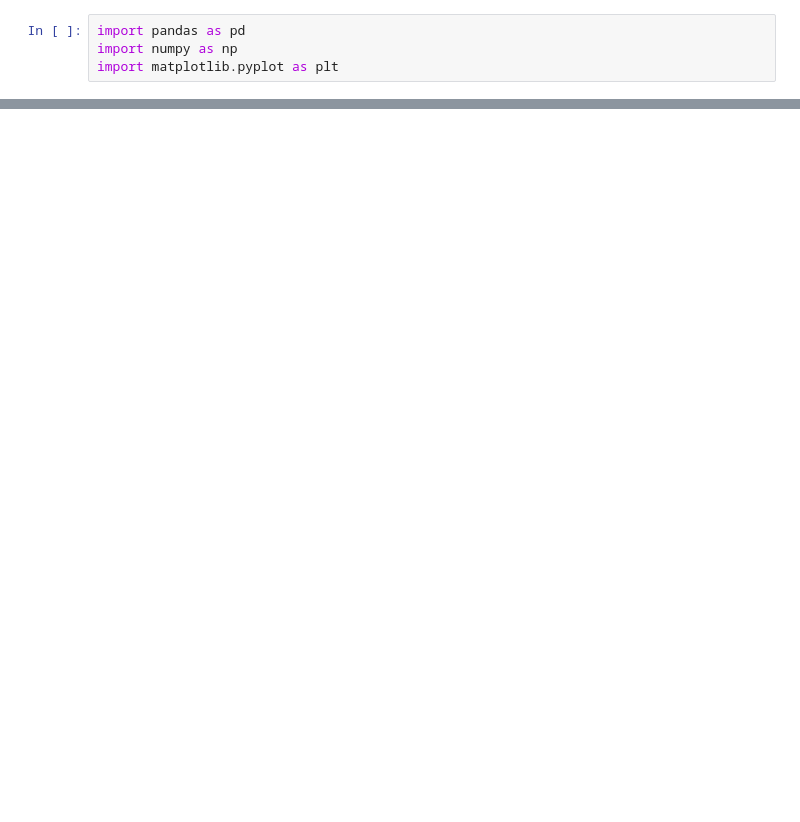
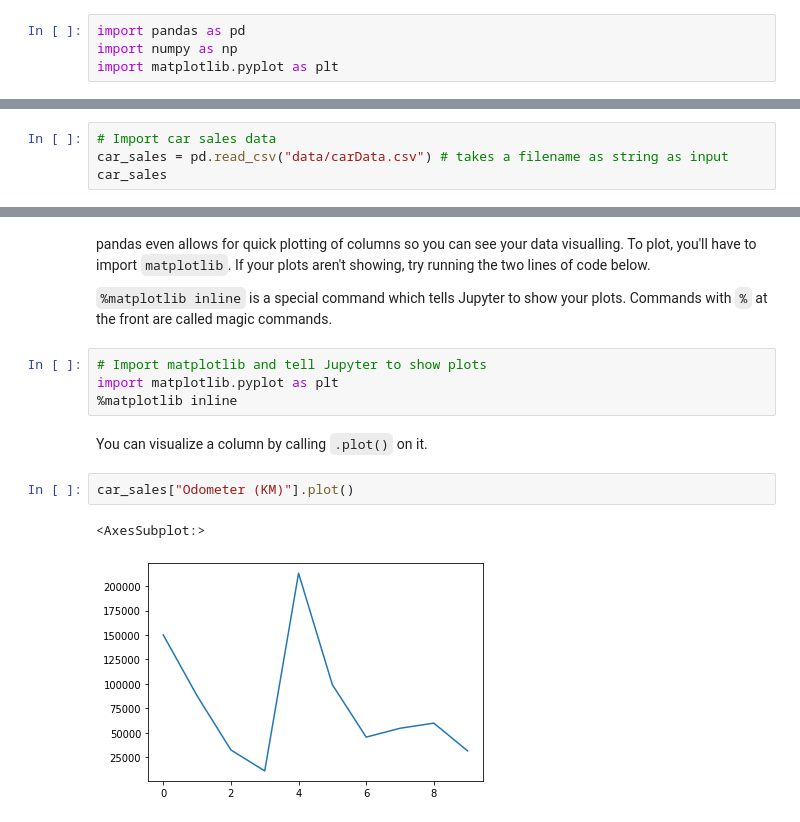
Before and after one commit to hasaanshah19n/PANDAS, a Jupyter notebook: Pandas Notes.ipynb, the cells around one changed output, grey strips where cells are left out. Drawn from its saved outputs; the diff is of its cells as text; blank space fills up the shorter version.

```diff
--- a/Pandas Notes.ipynb
+++ b/Pandas Notes.ipynb
@@ -30,0 +103,4 @@ data
+# %%
+# Import car sales data
+car_sales = pd.read_csv("data/carData.csv") # takes a filename as string as input
+car_sales
@@ -30,0 +576,15 @@ data
+# %% [markdown]
+pandas even allows for quick plotting of columns so you can see your data visualling. To plot, you'll have to import `matplotlib`. If your plots aren't showing, try running the two lines of code below.
+
+`%matplotlib inline` is a special command which tells Jupyter to show your plots. Commands with `%` at the front are called magic commands.
+# %%
+# Import matplotlib and tell Jupyter to show plots
+import matplotlib.pyplot as plt
+%matplotlib inline
+# %% [markdown]
+You can visualize a column by calling `.plot()` on it.
+# %%
+car_sales["Odometer (KM)"].plot()
+# %% [output]
+<AxesSubplot:>
+[figure, added]
```
Also changed, not shown: parts of 143 cells of this notebook, 9 other files.
